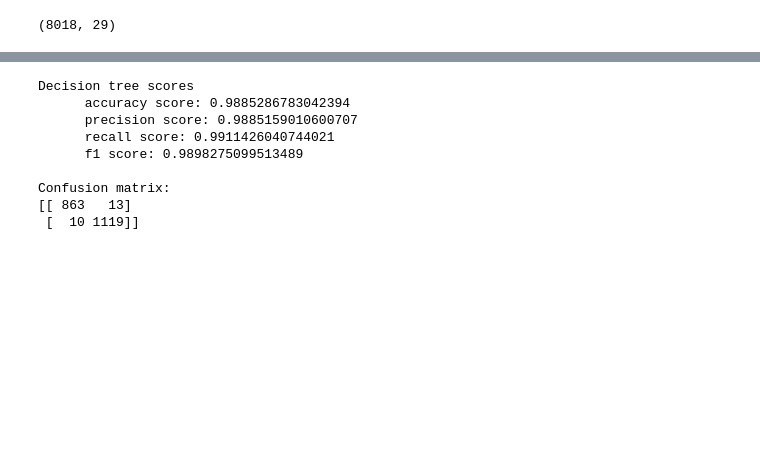
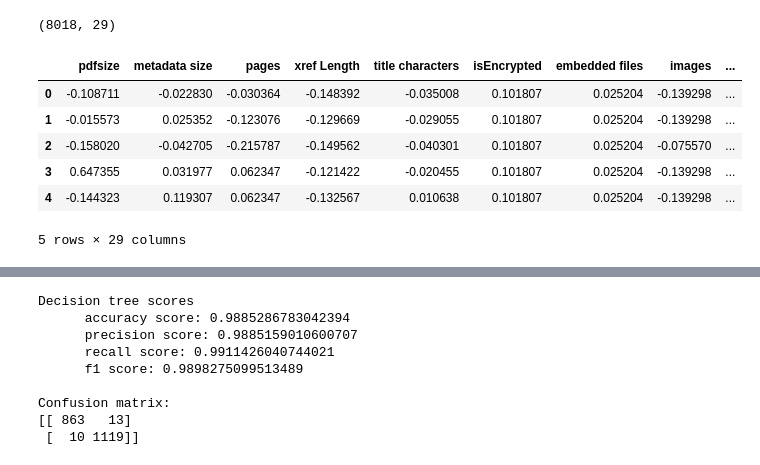
Before and after one commit to paulschweitzer/BSP5, a Jupyter notebook: PDF Malware analysis.ipynb, the cells around one changed output, grey strips where cells are left out. Drawn from its saved outputs; the diff is of its cells as text; code cells hidden in the pictures; blank space fills up the shorter version.

```diff
--- a/PDF Malware analysis.ipynb
+++ b/PDF Malware analysis.ipynb
@@ -97,6 +70,21 @@ x_train, x_test, y_train, y_test = train_test_split(class_data, data['Class'], t
 x_train.shape
 # %% [output]
 (8018, 29)
+# %%
+# Normalize features
+normalizer = StandardScaler()
+x_train = normalizer.fit_transform(x_train)
+x_test = normalizer.transform(x_test)
+
+pd.DataFrame(x_train, columns=class_data.columns).head()
+# %% [output]
+|  | pdfsize | metadata size | pages | xref Length | title characters | isEncrypted | embedded files | images | ... |
+| 0 | -0.108711 | -0.022830 | -0.030364 | -0.148392 | -0.035008 | 0.101807 | 0.025204 | -0.139298 | ... |
+| 1 | -0.015573 | 0.025352 | -0.123076 | -0.129669 | -0.029055 | 0.101807 | 0.025204 | -0.139298 | ... |
+| 2 | -0.158020 | -0.042705 | -0.215787 | -0.149562 | -0.040301 | 0.101807 | 0.025204 | -0.075570 | ... |
+| 3 | 0.647355 | 0.031977 | 0.062347 | -0.121422 | -0.020455 | 0.101807 | 0.025204 | -0.139298 | ... |
+| 4 | -0.144323 | 0.119307 | 0.062347 | -0.132567 | 0.010638 | 0.101807 | 0.025204 | -0.139298 | ... |
+5 rows × 29 columns
 # %%
 # Naive Bayes
 nb = GaussianNB()
```
Also changed, not shown: parts of 26 cells of this notebook.
